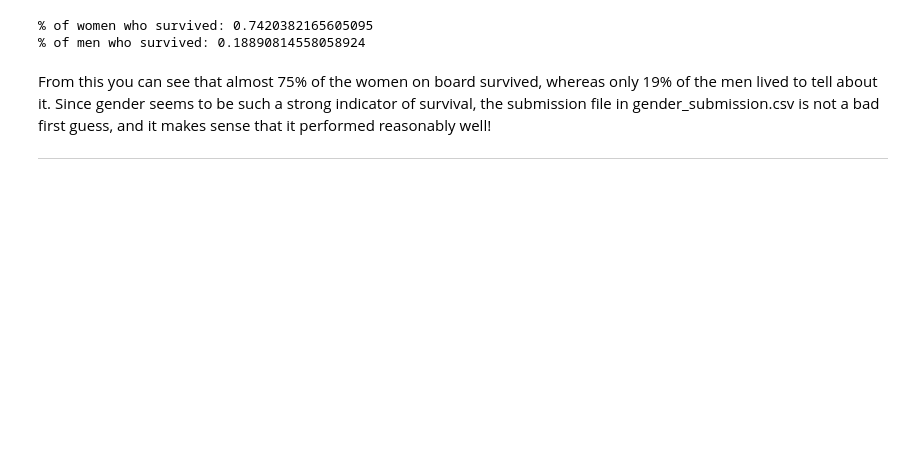
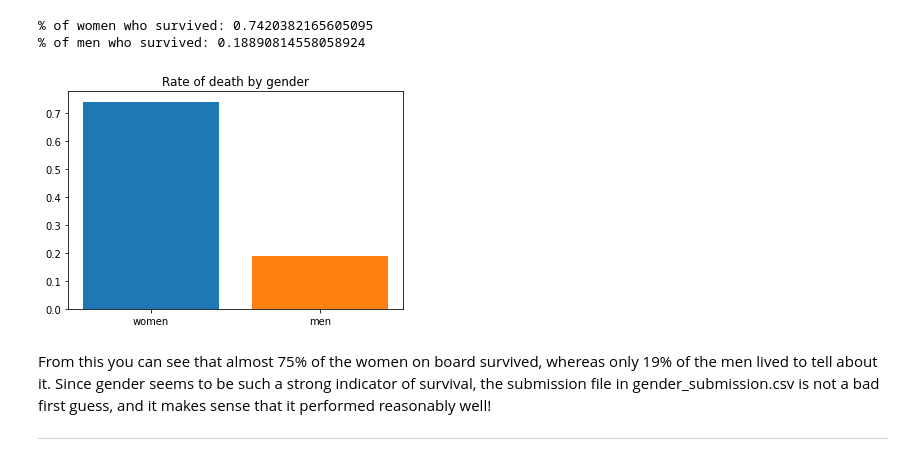
Before and after one commit to arnaud22560/Titanic_Disaster, a Jupyter notebook: Titanic_Notebook.ipynb, the cells around one changed output. Drawn from its saved outputs; the diff is of its cells as text; code cells hidden in the pictures; blank space fills up the shorter version.

```diff
--- a/Titanic_Notebook.ipynb
+++ b/Titanic_Notebook.ipynb
@@ -89,6 +154,13 @@ print("% of men who survived:", rate_men)
 # %% [output]
 % of women who survived: 0.7420382165605095
 % of men who survived: 0.18890814558058924
+# %%
+plt.bar('women',rate_women)
+plt.bar('men',rate_men)
+plt.title('Rate of death by gender')
+plt.show()
+# %% [output]
+[figure, added]
 # %% [markdown]
 From this you can see that almost 75% of the women on board survived, whereas only 19% of the men lived to tell about it. Since gender seems to be such a strong indicator of survival, the submission file in gender_submission.csv is not a bad first guess, and it makes sense that it performed reasonably well!
 
```
Also changed, not shown: parts of 29 cells of this notebook.
